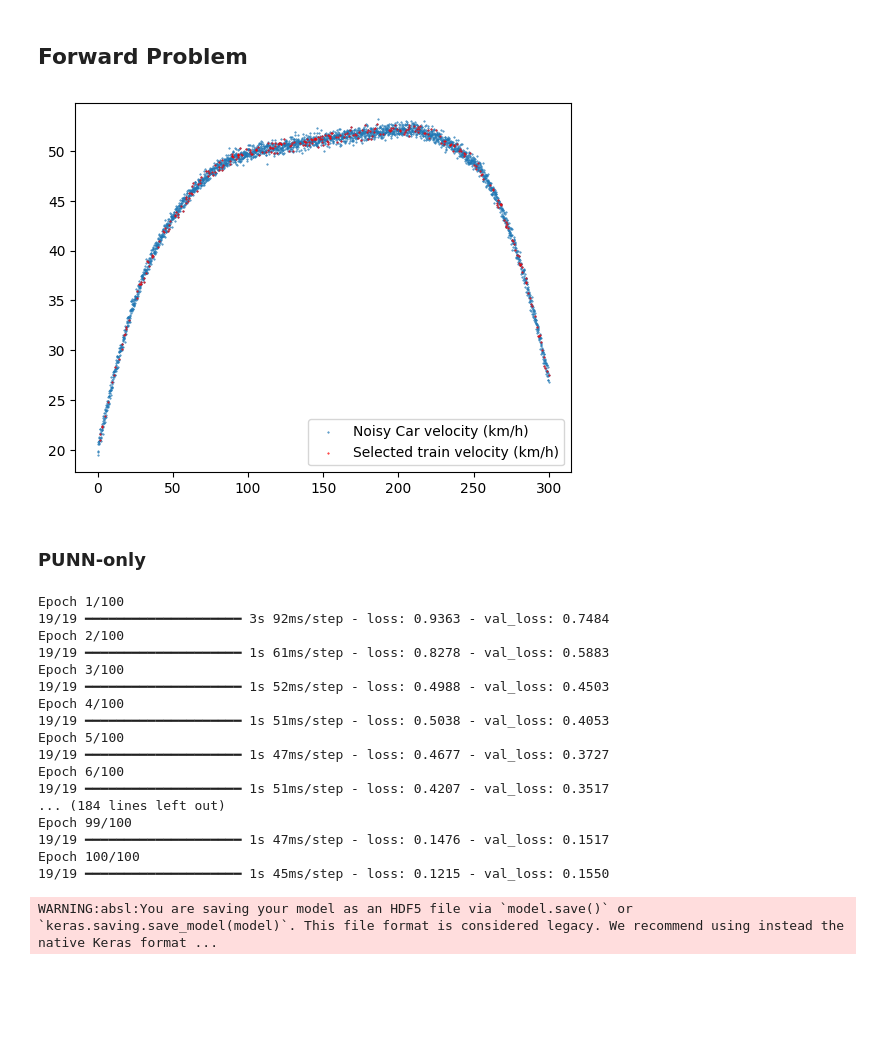
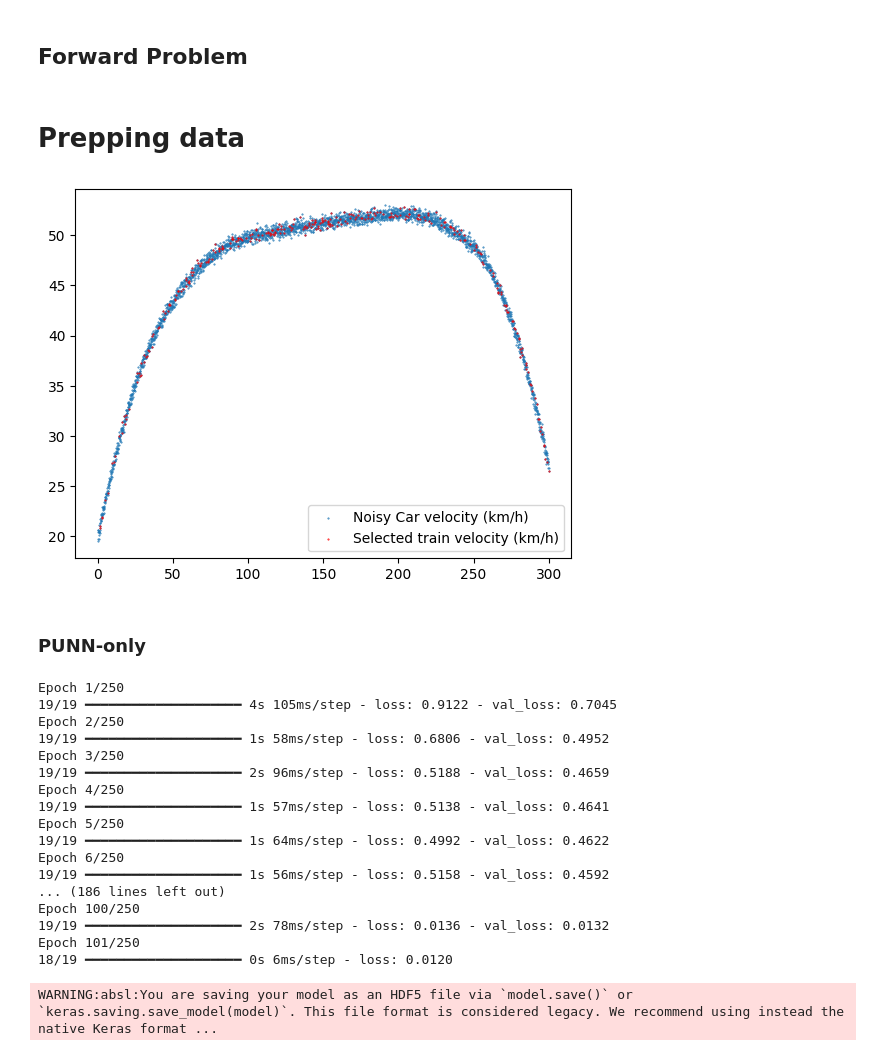
Before and after one commit to ZeArteaga/PINN-control-platooning, a Jupyter notebook: PINN.ipynb, the cells around one changed output. Drawn from its saved outputs; the diff is of its cells as text; code cells hidden in the pictures; blank space fills up the shorter version.

```diff
--- a/PINN.ipynb
+++ b/PINN.ipynb
@@ -133,17 +179,30 @@ fig.tight_layout()
+# %% [markdown]
+# Prepping data
 # %%
+# prepping the data
 train_ratio = .1
-X_train, _, t_train, _ = train_test_split(X_noise, t, train_size=train_ratio, random_state=31)
+X_train, X_test, t_train, t_test = train_test_split(X_noise, t, train_size=train_ratio, random_state=31)
 #print(X_train.shape) #only 10% of measurements (sparse dataset)
 
 #Visualize training data provided to model:
 mask = np.isin(t, t_train)
 X_mask = X_noise.copy()
 X_mask[~mask] = np.nan
 plt.scatter(t, X_noise[:, 1] * 3.6, label="Noisy Car velocity (km/h)", s=.2)
 plt.scatter(t, X_mask[:, 1] * 3.6, label="Selected train velocity (km/h)", s=.2, color="red")
 plt.legend()
 plt.show()
+
+#Normalize data -> normal probably is a good dist
+# if we dont do this, position contributes more to the loss, due to the sheer inbalance of scale
+X_train_norm, mean_X_train, std_X_train = z_normalize(X_train)
+X_test_norm, _, _ = z_normalize(X_test)
+X_true_norm, _, _= z_normalize(X_true)
+# feature normalization -> make sure
+t_train_norm = t_train/t_end
+t_test_norm = t_test/t_end
+t_norm = t/t_end
 # %% [output]
-[figure, old version]
+[figure, new version]
 # %% [markdown]
 ### PUNN-only
@@ -201,45 +212,41 @@ def loss_plot(history, n_epochs):
 n_hid_layers = 3
 n_neurons = 50
 act = "tanh"
-epochs = 100
+epochs = 250
 metrics = []
 opt = Adam(learning_rate=0.001, weight_decay=0.01)
 loss = "mse"
 #------
-#Normalize data -> normal probably is a good dist
-X_train_norm, mean_X_train, std_X_train = z_normalize(X_train)
-X_noise_norm, _, _ = z_normalize(X_noise)
-X_true_norm, _, _= z_normalize(X_true)
 
 #PUNN
 punn_model = Sequential()
 punn_model.add(Input(shape=(1, ))) #input: t
 for _ in range(0,n_hid_layers):
     punn_model.add(Dense(n_neurons, activation=act))
-punn_model.add(Dense(2, activation=act)) #output layer -> p^ and v^
+punn_model.add(Dense(2, activation="linear")) #output layer -> p^ and v^
 punn_model.compile(optimizer=opt, metrics=metrics, loss=loss)
 #punn_model.summary()
-history_punn_fwd = punn_model.fit(x=t_train, y=X_train_norm, validation_data=(t,X_noise_norm),
+history_punn_fwd = punn_model.fit(x=t_train_norm, y=X_train_norm, validation_data=(t_norm,X_true_norm),
                                   batch_size=16, epochs=epochs, verbose=True)
-#considering measurements validation loss, not ground truth
+#considering ground truth validation loss
 # %% [output]
-Epoch 1/100
-19/19 ━━━━━━━━━━━━━━━━━━━━ 3s 92ms/step - loss: 0.9363 - val_loss: 0.7484
-Epoch 2/100
-19/19 ━━━━━━━━━━━━━━━━━━━━ 1s 61ms/step - loss: 0.8278 - val_loss: 0.5883
-Epoch 3/100
-19/19 ━━━━━━━━━━━━━━━━━━━━ 1s 52ms/step - loss: 0.4988 - val_loss: 0.4503
-Epoch 4/100
-19/19 ━━━━━━━━━━━━━━━━━━━━ 1s 51ms/step - loss: 0.5038 - val_loss: 0.4053
-Epoch 5/100
-19/19 ━━━━━━━━━━━━━━━━━━━━ 1s 47ms/step - loss: 0.4677 - val_loss: 0.3727
-Epoch 6/100
-19/19 ━━━━━━━━━━━━━━━━━━━━ 1s 51ms/step - loss: 0.4207 - val_loss: 0.3517
-... (184 lines left out)
-Epoch 99/100
-19/19 ━━━━━━━━━━━━━━━━━━━━ 1s 47ms/step - loss: 0.1476 - val_loss: 0.1517
-Epoch 100/100
-19/19 ━━━━━━━━━━━━━━━━━━━━ 1s 45ms/step - loss: 0.1215 - val_loss: 0.1550
+Epoch 1/250
+19/19 ━━━━━━━━━━━━━━━━━━━━ 4s 105ms/step - loss: 0.9122 - val_loss: 0.7045
+Epoch 2/250
+19/19 ━━━━━━━━━━━━━━━━━━━━ 1s 58ms/step - loss: 0.6806 - val_loss: 0.4952
+Epoch 3/250
+19/19 ━━━━━━━━━━━━━━━━━━━━ 2s 96ms/step - loss: 0.5188 - val_loss: 0.4659
+Epoch 4/250
+19/19 ━━━━━━━━━━━━━━━━━━━━ 1s 57ms/step - loss: 0.5138 - val_loss: 0.4641
+Epoch 5/250
+19/19 ━━━━━━━━━━━━━━━━━━━━ 1s 64ms/step - loss: 0.4992 - val_loss: 0.4622
+Epoch 6/250
+19/19 ━━━━━━━━━━━━━━━━━━━━ 1s 56ms/step - loss: 0.5158 - val_loss: 0.4592
+... (186 lines left out)
+Epoch 100/250
+19/19 ━━━━━━━━━━━━━━━━━━━━ 2s 78ms/step - loss: 0.0136 - val_loss: 0.0132
+Epoch 101/250
+18/19 ━━━━━━━━━━━━━━━━━━━━ 0s 6ms/step - loss: 0.0120
 # %%
 punn_model.save("punn_model_forward.h5")
 # %% [output]
```
Also changed, not shown: parts of 14 cells of this notebook, 2 other files.
